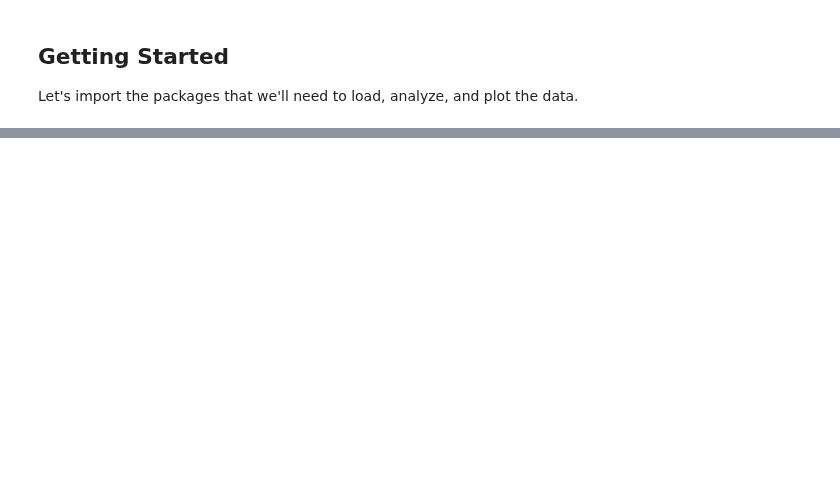
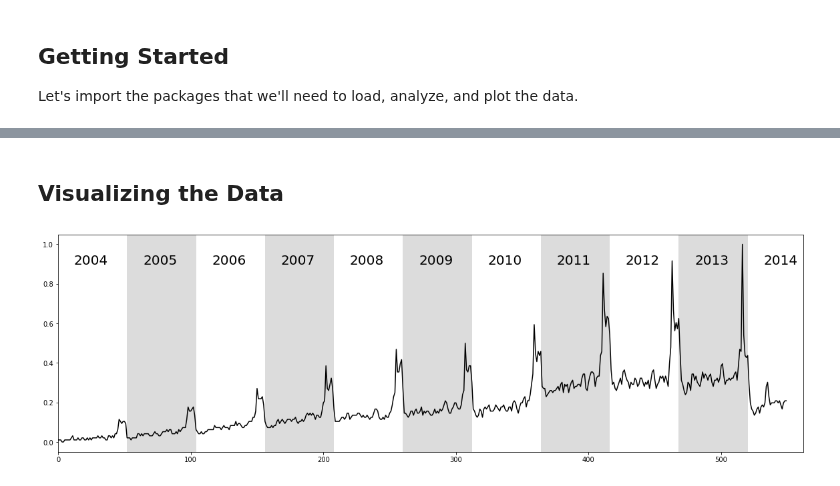
Before and after one commit to bcExpt-1123/Stumpy-python, a Jupyter notebook: docs/Tutorial_Time_Series_Chains.ipynb, the cells around one changed output, grey strips where cells are left out. Cells and saved outputs as stored; diff of their text form; code cells hidden in the pictures; blank space fills up the shorter version.

```diff
--- a/docs/Tutorial_Time_Series_Chains.ipynb
+++ b/docs/Tutorial_Time_Series_Chains.ipynb
@@ -52,0 +215,11 @@ array([ 185,  521,  857, 1193, 1865, 2201, 2537])
+# %%
+context = ssl.SSLContext()  # Ignore SSL certificate verification for simplicity
+url = 'https://sites.google.com/site/timeserieschain/home/Kohls_data.mat?attredirects=0&revision=1'
+raw_bytes = urllib.request.urlopen(url, context=context).read()
+data = io.BytesIO(raw_bytes)
+mat = loadmat(data)
+mdata = mat['VarName1']
+mdtype = mdata.dtype
+
+df = pd.DataFrame(mdata, dtype=mdtype, columns=['volume'])
+df.head()
@@ -52,0 +233,12 @@ array([ 185,  521,  857, 1193, 1865, 2201, 2537])
+# %% [markdown]
+## Visualizing the Data
+# %%
+plt.plot(df['volume'], color='black')
+plt.xlim(0, df.shape[0]+12)
+color = itertools.cycle(['white', 'gainsboro'])
+for i, x in enumerate(range(0, df.shape[0], 52)):
+    plt.text(x+12, 0.9, str(2004+i), color="black", fontsize=20)
+    rect = Rectangle((x, -1), 52, 2.5, facecolor=next(color))
+    plt.gca().add_patch(rect)
+# %% [output]
+[figure, added]
```
Also changed, not shown: parts of 32 cells of this notebook, 1 other file.
